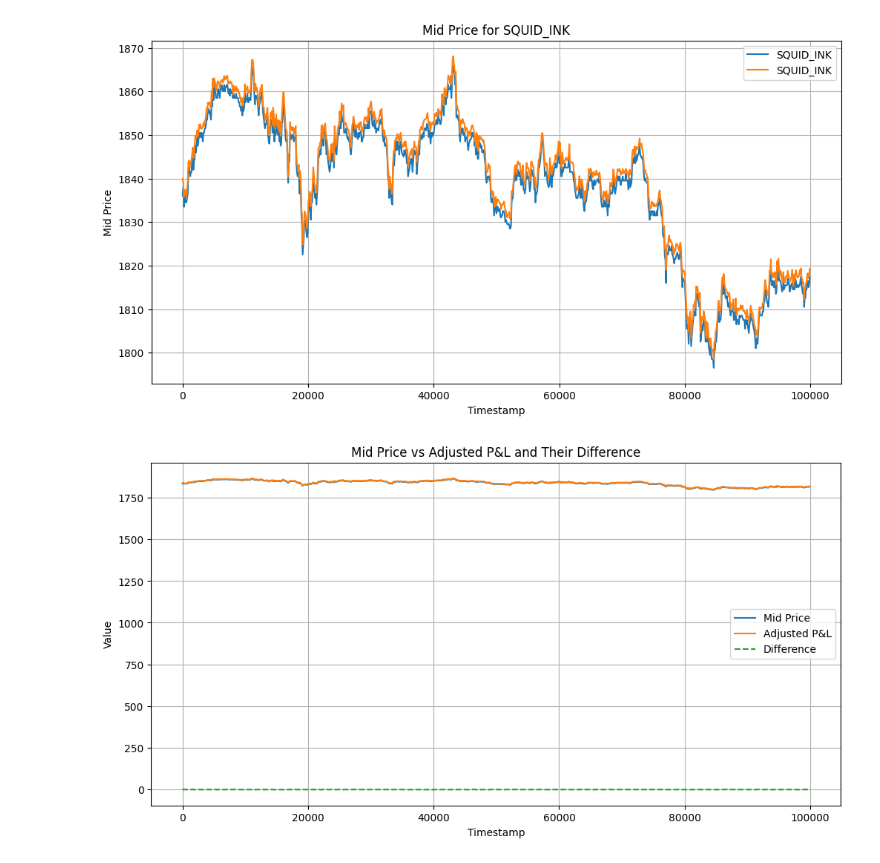
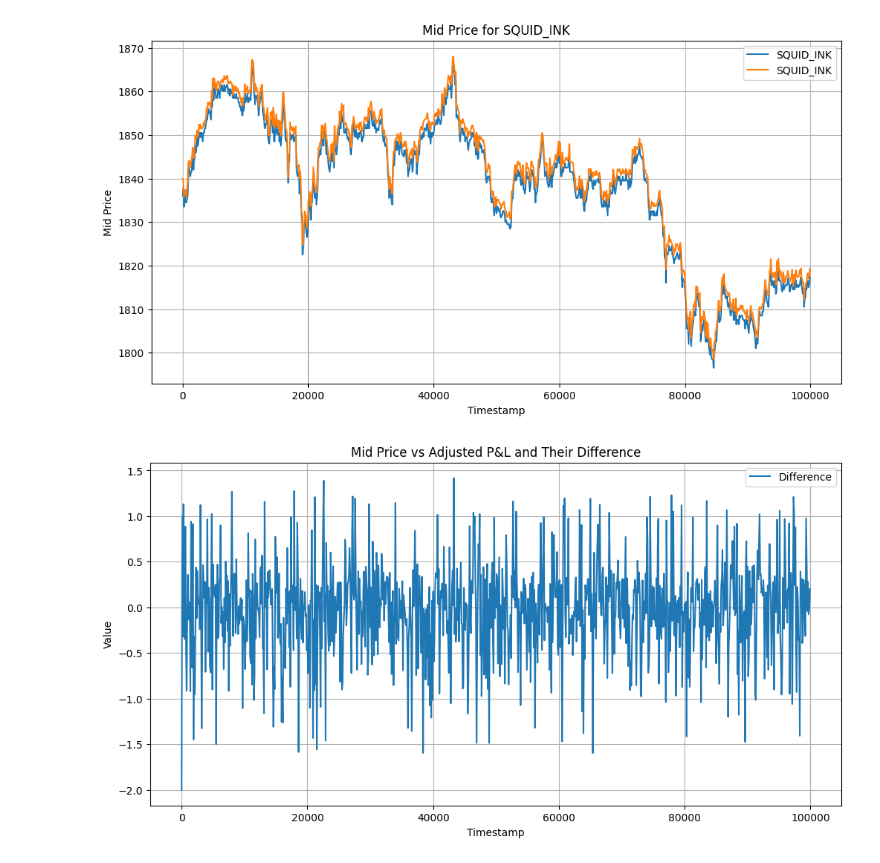
Before and after one commit to UlrichVestuche/IMC-Prosperity-3, a Jupyter notebook: Round_1/Misha/data.ipynb, the cells around one changed output. Cells and saved outputs as stored; diff of their text form; code cells hidden in the pictures.

```diff
--- a/Round_1/Misha/data.ipynb
+++ b/Round_1/Misha/data.ipynb
@@ -105,19 +144,18 @@ plt.show()
 # %%
 import matplotlib.pyplot as plt
 
 # Calculate the adjusted P&L and the difference
-adjusted_pnl = 1840 + df_fair['profit_and_loss']
+adjusted_pnl = 1838 + df_fair['profit_and_loss']
 difference = df_fair['mid_price'] - adjusted_pnl
 
 plt.figure(figsize=(12, 6))
-plt.plot(df_fair['timestamp'], df_fair['mid_price'], label='Mid Price')
-plt.plot(df_fair['timestamp'], difference, label='Difference', linestyle='--')
+plt.plot(df_fair['timestamp'], difference, label='Difference')
 
 plt.xlabel('Timestamp')
 plt.ylabel('Value')
 plt.title('Mid Price vs Adjusted P&L and Their Difference')
 plt.legend()
 plt.grid(True)
 plt.show()
 # %% [output]
-[figure, old version]
+[figure, new version]
```
Also changed, not shown: parts of 52 cells of this notebook, 2 other files.
